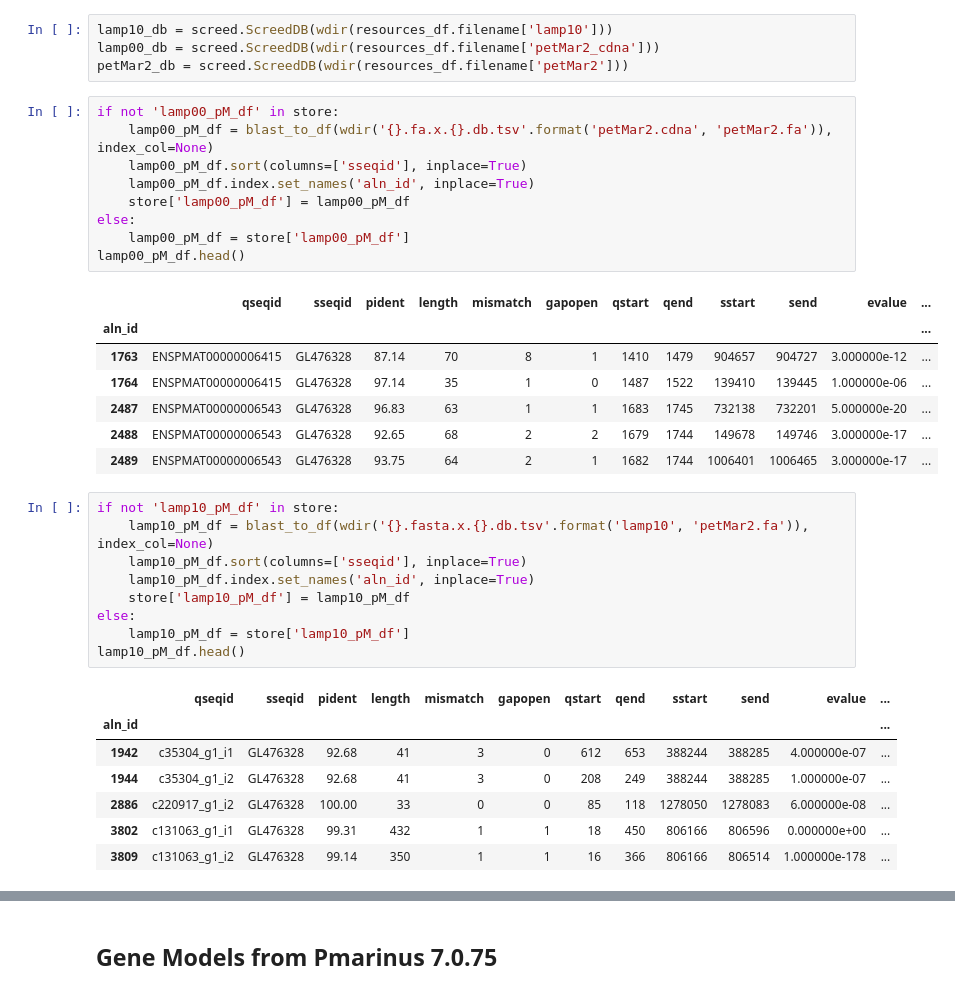
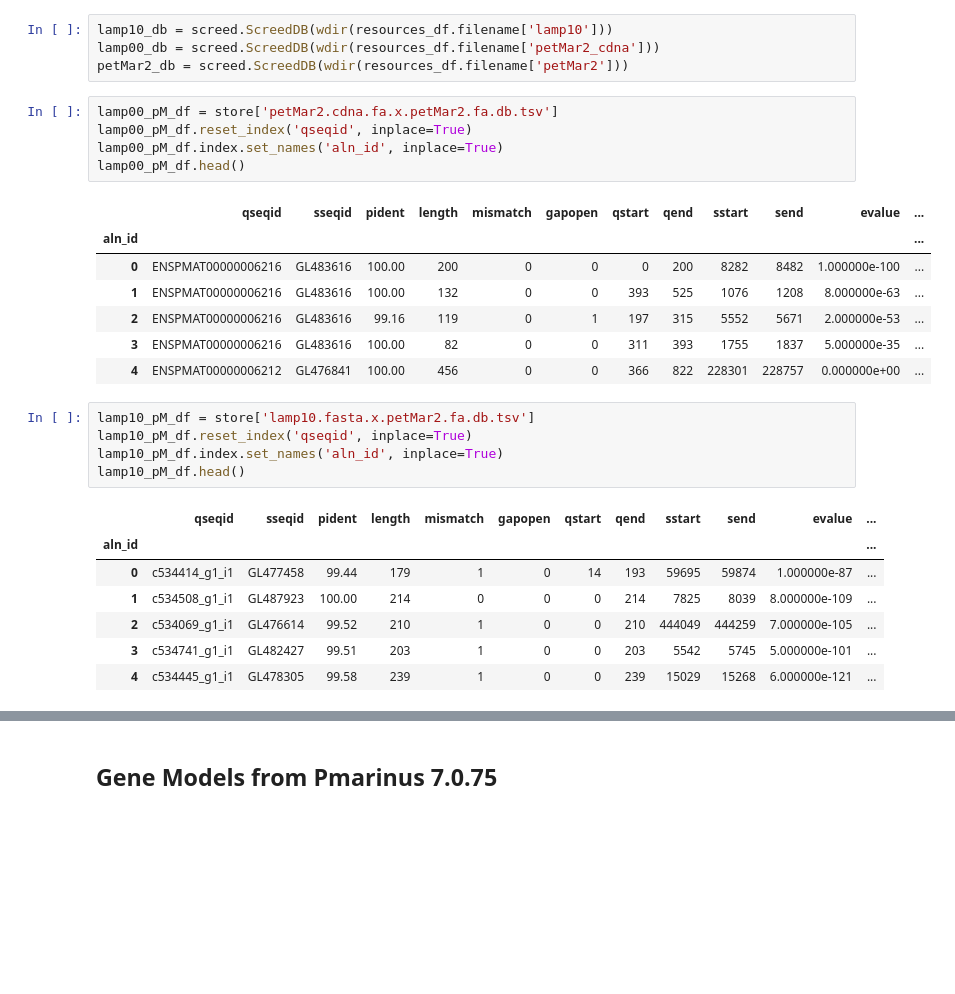
Before and after one commit to standage/2015-petMarSB, a Jupyter notebook: notebooks/petmar-cross-validate.ipynb, the cells around one changed output, grey strips where cells are left out. Saved outputs shown, nothing was run; the diff lists cells and outputs as text; blank space fills up the shorter version.

```diff
--- a/notebooks/petmar-cross-validate.ipynb
+++ b/notebooks/petmar-cross-validate.ipynb
@@ -135,39 +135,31 @@ lamp10_db = screed.ScreedDB(wdir(resources_df.filename['lamp10']))
 lamp00_db = screed.ScreedDB(wdir(resources_df.filename['petMar2_cdna']))
 petMar2_db = screed.ScreedDB(wdir(resources_df.filename['petMar2']))
 # %%
-if not 'lamp00_pM_df' in store:
-    lamp00_pM_df = blast_to_df(wdir('{}.fa.x.{}.db.tsv'.format('petMar2.cdna', 'petMar2.fa')), index_col=None)
-    lamp00_pM_df.sort(columns=['sseqid'], inplace=True)
-    lamp00_pM_df.index.set_names('aln_id', inplace=True)
-    store['lamp00_pM_df'] = lamp00_pM_df
-else:
-    lamp00_pM_df = store['lamp00_pM_df']
+lamp00_pM_df = store['petMar2.cdna.fa.x.petMar2.fa.db.tsv']
+lamp00_pM_df.reset_index('qseqid', inplace=True)
+lamp00_pM_df.index.set_names('aln_id', inplace=True)
 lamp00_pM_df.head()
 # %% [output]
 |  | qseqid | sseqid | pident | length | mismatch | gapopen | qstart | qend | sstart | send | evalue | ... |
 | aln_id |  |  |  |  |  |  |  |  |  |  |  | ... |
-| 1763 | ENSPMAT00000006415 | GL476328 | 87.14 | 70 | 8 | 1 | 1410 | 1479 | 904657 | 904727 | 3.000000e-12 | ... |
-| 1764 | ENSPMAT00000006415 | GL476328 | 97.14 | 35 | 1 | 0 | 1487 | 1522 | 139410 | 139445 | 1.000000e-06 | ... |
-| 2487 | ENSPMAT00000006543 | GL476328 | 96.83 | 63 | 1 | 1 | 1683 | 1745 | 732138 | 732201 | 5.000000e-20 | ... |
-| 2488 | ENSPMAT00000006543 | GL476328 | 92.65 | 68 | 2 | 2 | 1679 | 1744 | 149678 | 149746 | 3.000000e-17 | ... |
-| 2489 | ENSPMAT00000006543 | GL476328 | 93.75 | 64 | 2 | 1 | 1682 | 1744 | 1006401 | 1006465 | 3.000000e-17 | ... |
+| 0 | ENSPMAT00000006216 | GL483616 | 100.00 | 200 | 0 | 0 | 0 | 200 | 8282 | 8482 | 1.000000e-100 | ... |
+| 1 | ENSPMAT00000006216 | GL483616 | 100.00 | 132 | 0 | 0 | 393 | 525 | 1076 | 1208 | 8.000000e-63 | ... |
+| 2 | ENSPMAT00000006216 | GL483616 | 99.16 | 119 | 0 | 1 | 197 | 315 | 5552 | 5671 | 2.000000e-53 | ... |
+| 3 | ENSPMAT00000006216 | GL483616 | 100.00 | 82 | 0 | 0 | 311 | 393 | 1755 | 1837 | 5.000000e-35 | ... |
+| 4 | ENSPMAT00000006212 | GL476841 | 100.00 | 456 | 0 | 0 | 366 | 822 | 228301 | 228757 | 0.000000e+00 | ... |
 # %%
-if not 'lamp10_pM_df' in store:
-    lamp10_pM_df = blast_to_df(wdir('{}.fasta.x.{}.db.tsv'.format('lamp10', 'petMar2.fa')), index_col=None)
-    lamp10_pM_df.sort(columns=['sseqid'], inplace=True)
-    lamp10_pM_df.index.set_names('aln_id', inplace=True)
-    store['lamp10_pM_df'] = lamp10_pM_df
-else:
-    lamp10_pM_df = store['lamp10_pM_df']
+lamp10_pM_df = store['lamp10.fasta.x.petMar2.fa.db.tsv']
+lamp10_pM_df.reset_index('qseqid', inplace=True)
+lamp10_pM_df.index.set_names('aln_id', inplace=True)
 lamp10_pM_df.head()
 # %% [output]
 |  | qseqid | sseqid | pident | length | mismatch | gapopen | qstart | qend | sstart | send | evalue | ... |
 | aln_id |  |  |  |  |  |  |  |  |  |  |  | ... |
-| 1942 | c35304_g1_i1 | GL476328 | 92.68 | 41 | 3 | 0 | 612 | 653 | 388244 | 388285 | 4.000000e-07 | ... |
-| 1944 | c35304_g1_i2 | GL476328 | 92.68 | 41 | 3 | 0 | 208 | 249 | 388244 | 388285 | 1.000000e-07 | ... |
-| 2886 | c220917_g1_i2 | GL476328 | 100.00 | 33 | 0 | 0 | 85 | 118 | 1278050 | 1278083 | 6.000000e-08 | ... |
-| 3802 | c131063_g1_i1 | GL476328 | 99.31 | 432 | 1 | 1 | 18 | 450 | 806166 | 806596 | 0.000000e+00 | ... |
-| 3809 | c131063_g1_i2 | GL476328 | 99.14 | 350 | 1 | 1 | 16 | 366 | 806166 | 806514 | 1.000000e-178 | ... |
+| 0 | c534414_g1_i1 | GL477458 | 99.44 | 179 | 1 | 0 | 14 | 193 | 59695 | 59874 | 1.000000e-87 | ... |
+| 1 | c534508_g1_i1 | GL487923 | 100.00 | 214 | 0 | 0 | 0 | 214 | 7825 | 8039 | 8.000000e-109 | ... |
+| 2 | c534069_g1_i1 | GL476614 | 99.52 | 210 | 1 | 0 | 0 | 210 | 444049 | 444259 | 7.000000e-105 | ... |
+| 3 | c534741_g1_i1 | GL482427 | 99.51 | 203 | 1 | 0 | 0 | 203 | 5542 | 5745 | 5.000000e-101 | ... |
+| 4 | c534445_g1_i1 | GL478305 | 99.58 | 239 | 1 | 0 | 0 | 239 | 15029 | 15268 | 6.000000e-121 | ... |
 # %%
 if not 'gtf_df' in store:
     gtf_file = wdir(resources_df.ix['petMar2_gtf'].filename)
```
Also changed, not shown: parts of 45 cells of this notebook, 1 other file.
